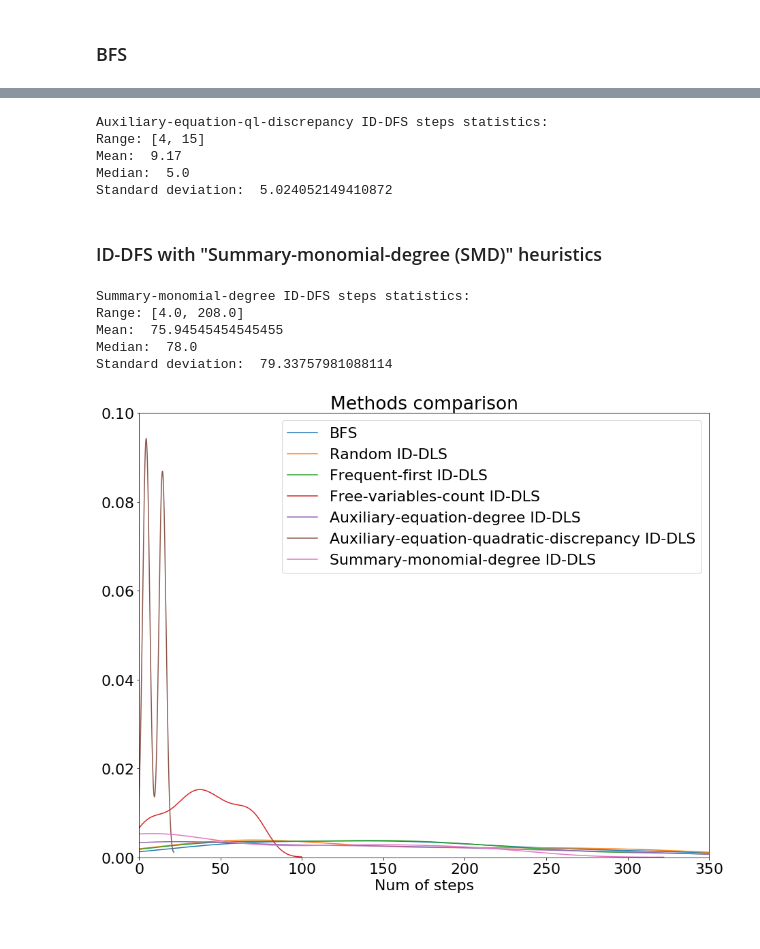
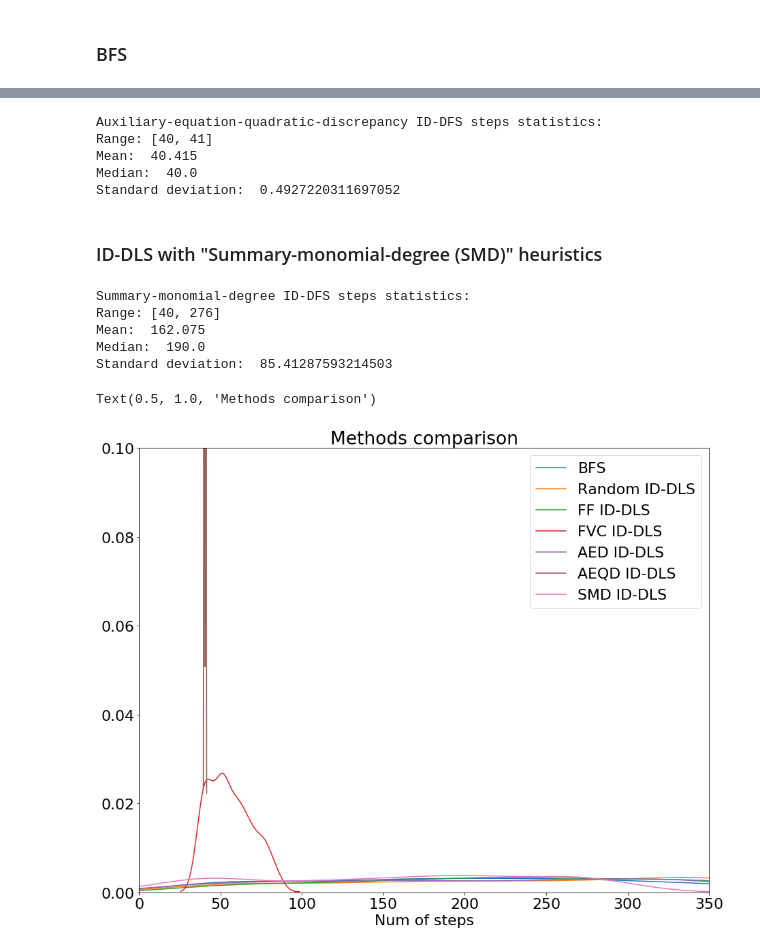
Before and after one commit to AndreyBychkov/QBee, a Jupyter notebook: examples/RabinovichFabrikant/RabinovichFabrikant.ipynb, the cells around one changed output, grey strips where cells are left out. Drawn from its saved outputs; the diff is of its cells as text; code cells hidden in the pictures.

```diff
--- a/examples/RabinovichFabrikant/RabinovichFabrikant.ipynb
+++ b/examples/RabinovichFabrikant/RabinovichFabrikant.ipynb
@@ -5,7 +5,7 @@ from tqdm import tqdm
 
 proc_num = 10
 print(f"Number of processors: {proc_num}/{mp.cpu_count()}")
-stat_cycle_num = 10
+stat_cycle_num = 20
 # %% [output]
 Number of processors: 10/12
 # %%
@@ -110,13 +110,13 @@ iddfs_auxiliary_equation_quadratic_discrepancy = get_steps(quad_iddfs_auxiliary_
 print("Auxiliary-equation-quadratic-discrepancy ID-DFS steps statistics:")
 print_statistics(iddfs_auxiliary_equation_quadratic_discrepancy)
 # %% [output]
-Auxiliary-equation-ql-discrepancy ID-DFS steps statistics:
-Range: [4, 15]
-Mean:  9.17
-Median:  5.0
-Standard deviation:  5.024052149410872
+Auxiliary-equation-quadratic-discrepancy ID-DFS steps statistics:
+Range: [40, 41]
+Mean:  40.415
+Median:  40.0
+Standard deviation:  0.4927220311697052
 # %% [markdown]
-### ID-DFS with "Summary-monomial-degree (SMD)" heuristics
+### ID-DLS with "Summary-monomial-degree (SMD)" heuristics
 # %%
 iddfs_summary_monomial_degree = get_steps(quad_iddfs_summary_monomial_degree)
 # %%
@@ -124,36 +124,36 @@ print("Summary-monomial-degree ID-DFS steps statistics:")
 print_statistics(iddfs_summary_monomial_degree)
 # %% [output]
 Summary-monomial-degree ID-DFS steps statistics:
-Range: [4.0, 208.0]
-Mean:  75.94545454545455
-Median:  78.0
-Standard deviation:  79.33757981088114
+Range: [40, 276]
+Mean:  162.075
+Median:  190.0
+Standard deviation:  85.41287593214503
 # %%
 def filter_nan(lst):
     return list(filter(lambda s: not np.isnan(s), lst))
 # %%
 import matplotlib.pyplot as plt
 import seaborn as sns
 
 %matplotlib inline
 
 plt.rcParams.update({'font.size': 22})
 plt.figure(figsize=(15, 12))
 sns.distplot(filter_nan(bfs_steps), label="BFS", kde=True, hist=False)
 sns.distplot(filter_nan(iddfs_random), label="Random ID-DLS", kde=True, hist=False)
-sns.distplot(filter_nan(iddfs_frequent_first), label="Frequent-first ID-DLS", kde=True, hist=False)
-sns.distplot(filter_nan(iddfs_free_variables_count), label="Free-variables-count ID-DLS", kde=True, hist=False)
-sns.distplot(filter_nan(iddfs_auxiliary_equation_degree), label="Auxiliary-equation-degree ID-DLS", kde=True, hist=False)
-sns.distplot(filter_nan(iddfs_auxiliary_equation_quadratic_discrepancy), label="Auxiliary-equation-quadratic-discrepancy ID-DLS", kde=True, hist=False)
-sns.distplot(filter_nan(iddfs_summary_monomial_degree), label="Summary-monomial-degree ID-DLS", kde=True, hist=False)
+sns.distplot(filter_nan(iddfs_frequent_first), label="FF ID-DLS", kde=True, hist=False)
+sns.distplot(filter_nan(iddfs_free_variables_count), label="FVC ID-DLS", kde=True, hist=False)
+sns.distplot(filter_nan(iddfs_auxiliary_equation_degree), label="AED ID-DLS", kde=True, hist=False)
+sns.distplot(filter_nan(iddfs_auxiliary_equation_quadratic_discrepancy), label="AEQD ID-DLS", kde=True, hist=False)
+sns.distplot(filter_nan(iddfs_summary_monomial_degree), label="SMD ID-DLS", kde=True, hist=False)
 plt.legend()
 plt.xlim(0, 350)
 plt.ylim(0, 0.1)
 plt.xlabel("Num of steps")
 plt.title("Methods comparison")
-plt.savefig('results/1.png')
 # %% [output]
+Text(0.5, 1.0, 'Methods comparison')
-[figure, old version]
+[figure, new version]
 # %%
 plt.rcParams.update({'font.size': 22})
 plt.figure(figsize=(15, 12))
```
Also changed, not shown: parts of 15 cells of this notebook.
